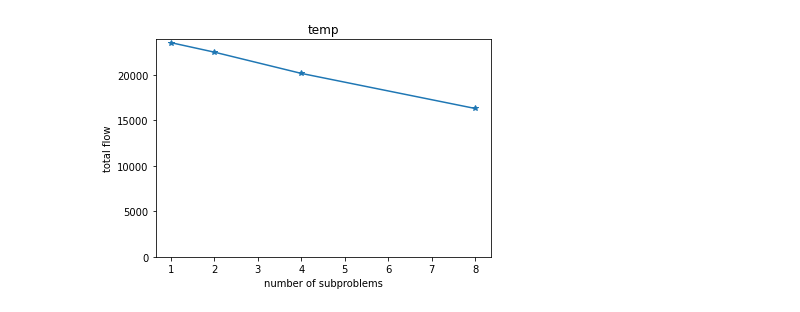
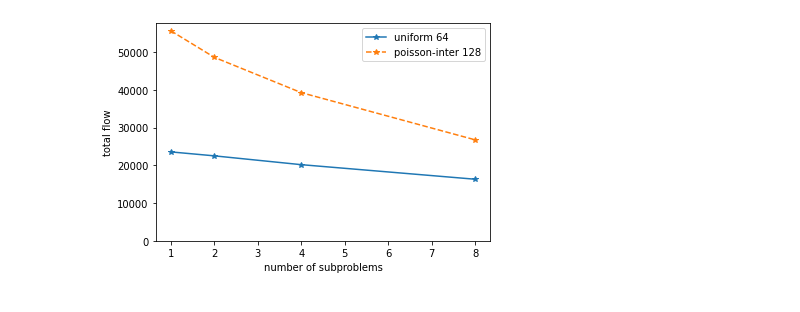
Before and after one commit to netcontract/ncflow, a Jupyter notebook: benchmarks/run_split_benchmarks.ipynb, the cells around one changed output. Drawn from its saved outputs; the diff is of its cells as text; code cells hidden in the pictures.

```diff
--- a/benchmarks/run_split_benchmarks.ipynb
+++ b/benchmarks/run_split_benchmarks.ipynb
@@ -58,6 +62,7 @@ def benchmark_split(problems, num_subproblems_list):
     num_paths, edge_disjoint, dist_metric = PATH_FORM_HYPERPARAMS
     all_results = {}
     all_runtimes = {}
+    all_sol_dicts = {}
     with open('path-form.csv', 'a') as results:
         print_(','.join(HEADERS), file=results)
         for problem_name, topo_fname, tm_fname in problems:
@@ -65,6 +70,7 @@ def benchmark_split(problems, num_subproblems_list):
 
             problem_results = [[] for _ in range(len(num_subproblems_list))]
             problem_runtimes = [[] for _ in range(len(num_subproblems_list))]
+            problem_sol_dicts = [[] for _ in range(len(num_subproblems_list))]
             for nsp_i, num_subproblems in enumerate(num_subproblems_list):
 
                 problem_list = split_problem(problem, num_subproblems)
@@ -132,6 +138,7 @@ def benchmark_split(problems, num_subproblems_list):
                         print_(result_line, file=results)
                         problem_results[nsp_i].append(pf.obj_val)
                         problem_runtimes[nsp_i].append(pf.runtime)
+                        problem_sol_dicts[nsp_i].append(pf_sol_dict)
                         sum_obj_val += pf.obj_val
                     except Exception:
                         print_(
@@ -144,7 +151,8 @@ def benchmark_split(problems, num_subproblems_list):
 
             all_results[(problem_name, topo_fname, tm_fname)] = problem_results
             all_runtimes[(problem_name, topo_fname, tm_fname)] = problem_runtimes
-    return all_results, all_runtimes
+            all_sol_dicts[(problem_name, topo_fname, tm_fname)] = problem_sol_dicts
+    return all_results, all_runtimes, all_sol_dicts
 # %%
 parser = argparse.ArgumentParser()
 parser.add_argument('--dry-run',
@@ -169,11 +177,16 @@ if args.dry_run:
     for problem in problems:
         print(problem)
 
-problem_spec = ("temp", "../topologies/topology-zoo/GtsCe.graphml",
+p1 = ("uniform 64", "../topologies/topology-zoo/GtsCe.graphml",
                         "../traffic-matrices/uniform/GtsCe.graphml_uniform_1475504323_64.0_0.05_traffic-matrix.pkl")
+p2 = ("poisson-inter 128", "../topologies/topology-zoo/GtsCe.graphml",
+                        "../traffic-matrices/poisson-high-inter/GtsCe.graphml_poisson_2035531455_128.0_1000.0_0.9_8.5e-05_traffic-matrix.pkl")
+p3 = ("poisson-intra 128", "../topologies/topology-zoo/GtsCe.graphml",
+                        "../traffic-matrices/poisson-high-intra/GtsCe.graphml_poisson_1367969278_128.0_200000000.0_0.1_2.25e-06_traffic-matrix.pkl")
+
 num_subproblems = [1,2,4,8]
-problems = [problem_spec]
-results, runtimes = benchmark_split(problems, num_subproblems)
+problems = [p1, p2]
+results, runtimes, sol_dicts = benchmark_split(problems, num_subproblems)
 # %% [output]
 GtsCe.graphml ../traffic-matrices/uniform/GtsCe.graphml_uniform_1475504323_64.0_0.05_traffic-matrix.pkl
 traffic seed: 1475504323
@@ -195,27 +208,75 @@ sum of obj vals: 16315.909989268077
 # %%
-for p in problems:
+colors = ['k', 'r', 'b', 'g']
+linestyles = ['-', '--', ':']
+
+fig, ax = plt.subplots()
+for p_i, p in enumerate(problems):
     total_obj_values = []
     for n_i, n in enumerate(num_subproblems):
         sum_val = sum(results[p][n_i])
         total_obj_values.append(sum_val)
-    fig, ax = plt.subplots()
-    ax.plot(num_subproblems, total_obj_values, marker='*')
-    ax.set_title(p[0])
-    plt.xlabel('number of subproblems')
-    plt.ylabel('total flow')
-    plt.ylim([0,None])
+    ax.plot(num_subproblems, total_obj_values, marker='*', linestyle=linestyles[p_i], label=p[0])
+ax.legend()
+plt.xlabel('number of subproblems')
+plt.ylabel('total flow')
+plt.ylim([0,None])
 
-for p in problems:
+fig, ax = plt.subplots()
+for p_i, p in enumerate(problems):
     total_runtime = []
+    max_runtime = []
     for n_i, n in enumerate(num_subproblems):
         sum_val = sum(runtimes[p][n_i])
+        max_time = max(runtimes[p][n_i])
         total_runtime.append(sum_val)
-    fig, ax = plt.subplots()
-    ax.plot(num_subproblems, total_runtime, marker='*')
-    ax.set_title(p[0])
-    plt.xlabel('number of subproblems')
-    plt.ylabel('total runtime')
-    plt.ylim([0,None])
+        max_runtime.append(max_time)
+    ax.plot(num_subproblems, total_runtime, marker='*', linestyle=linestyles[0], c=colors[p_i], label='sum ' + p[0])
+    ax.plot(num_subproblems, max_runtime, marker='^', linestyle=linestyles[1], c=colors[p_i], label='max ' + p[0])
+ax.legend()
+plt.xlabel('number of subproblems')
+plt.ylabel('total runtime')
+plt.ylim([0,None])
+
+for p_spec in problems:
+    problem = Problem.from_file(p_spec[1], p_spec[2])
+    com_list = problem.commodity_list
+
+    fig,ax = plt.subplots()
+
+    # plot the demand distribution
+    demands = [ com_list[i][1][2] for i in range(len(com_list)) ]
+    num_bins = 100
+    counts, bin_edges = np.histogram(demands, bins=num_bins)
+    cdf = np.cumsum(counts)
+    ax.plot(bin_edges[1:], cdf/cdf[-1], c='m', label="demands")
+
+    for n_i, n in enumerate(num_subproblems):
+        flow_counts = []
+        for j in range(n):
+            sol_dict = sol_dicts[p_spec][n_i][j]
+
+
+            total_flow = 0
+            for commod_key, flow_list in sol_dict.items():
+                flow = compute_in_or_out_flow(flow_list, 0, {commod_key[-1][0]})
+                total_flow += flow
+                flow_counts.append(flow)
+            # get amount of flow assigned to each commodity (ASSUMING SINGLE PATH)
+            #flow_counts += [ sol_dict[sdf][0][1] for sdf in sol_dict if len(sol_dict[sdf]) > 0 ]
+
+        num_bins = 100
+        print("sol_dict: " + str(sum(flow_counts)) + ", actual obj: " + str(sum(results[p][n_i])))
+        counts, bin_edges = np.histogram(flow_counts, bins=num_bins)
+        cdf = np.cumsum(counts)
+        ax.plot(bin_edges[1:], cdf/cdf[-1], c=colors[n_i], label=str(n)+" subproblems")
+
+    plt.xlabel('per-commodity allocated flow')
+    plt.ylabel('cumulative')
+    plt.legend()
+
+
+
+
 
 #print(results)
 # %% [output]
@@ -222 +291 @@ for p in problems:
-[figure, old version]
+[figure, new version]
```
Also changed, not shown: parts of 5 cells of this notebook.
